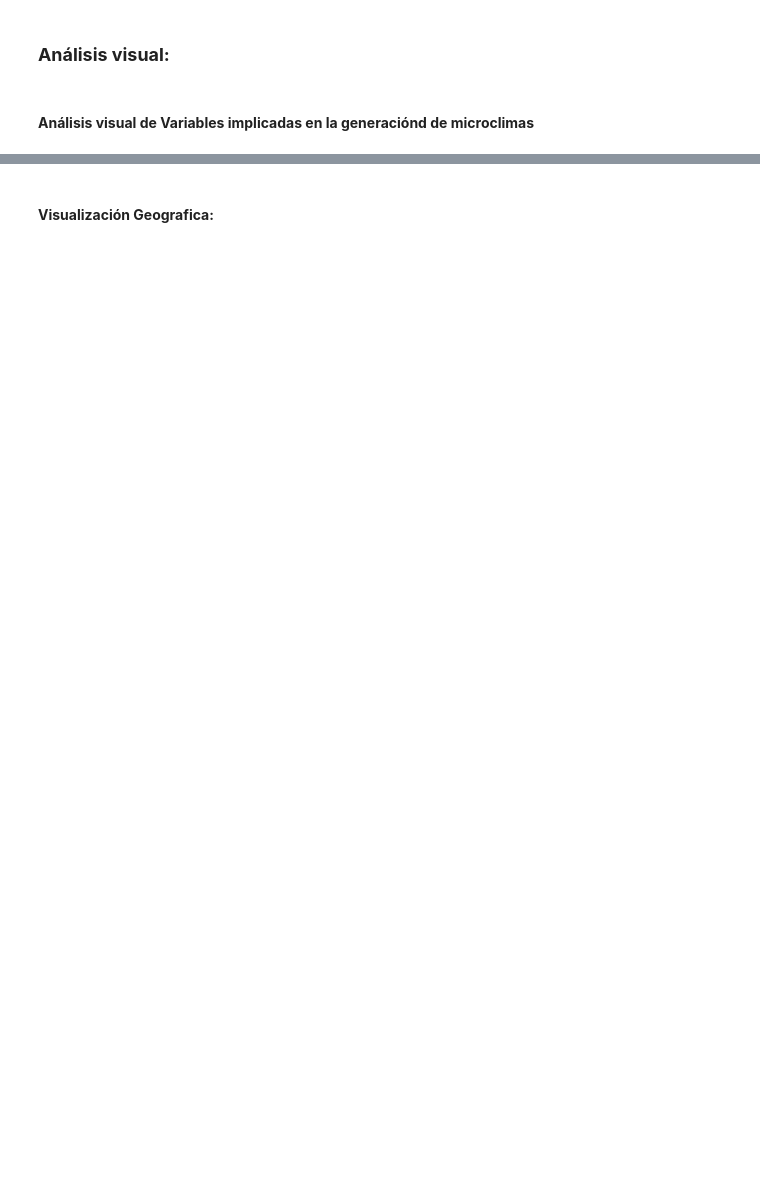
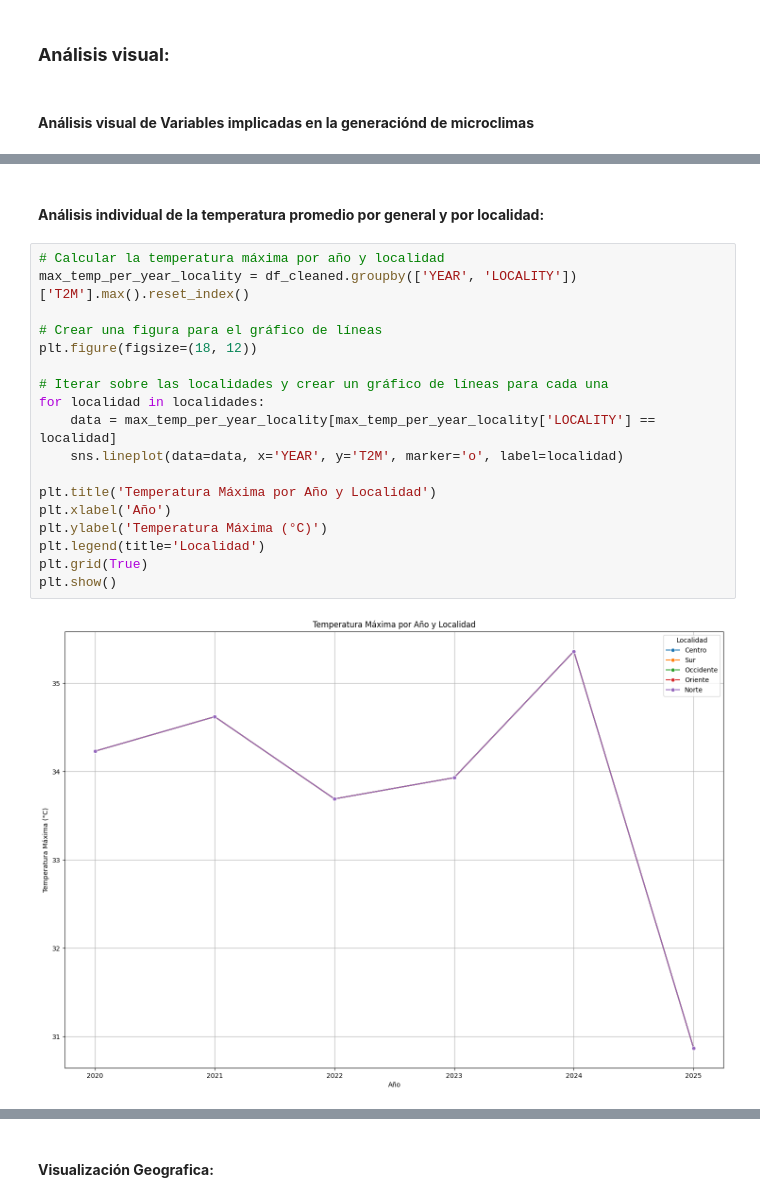
Before and after one commit to YisusParker/Machine-Learning-py, a Jupyter notebook: main.ipynb, the cells around one changed output, grey strips where cells are left out. Saved outputs shown, nothing was run; the diff lists cells and outputs as text; blank space fills up the shorter version.

```diff
--- a/main.ipynb
+++ b/main.ipynb
@@ -310,3 +516,25 @@ plt.show()
+# %% [markdown]
+#### **Análisis individual de la temperatura promedio por general y por localidad:**
+# %%
+# Calcular la temperatura máxima por año y localidad
+max_temp_per_year_locality = df_cleaned.groupby(['YEAR', 'LOCALITY'])['T2M'].max().reset_index()
+
+# Crear una figura para el gráfico de líneas
+plt.figure(figsize=(18, 12))
+
+# Iterar sobre las localidades y crear un gráfico de líneas para cada una
+for localidad in localidades:
+    data = max_temp_per_year_locality[max_temp_per_year_locality['LOCALITY'] == localidad]
+    sns.lineplot(data=data, x='YEAR', y='T2M', marker='o', label=localidad)
+
+plt.title('Temperatura Máxima por Año y Localidad')
+plt.xlabel('Año')
+plt.ylabel('Temperatura Máxima (°C)')
+plt.legend(title='Localidad')
+plt.grid(True)
+plt.show()
+# %% [output]
+[figure, added]
 # %%
 # Obtener las localidades únicas
 localidades = df_cleaned['LOCALITY'].unique()
```
Also changed, not shown: parts of 28 cells of this notebook, 1 other file.
